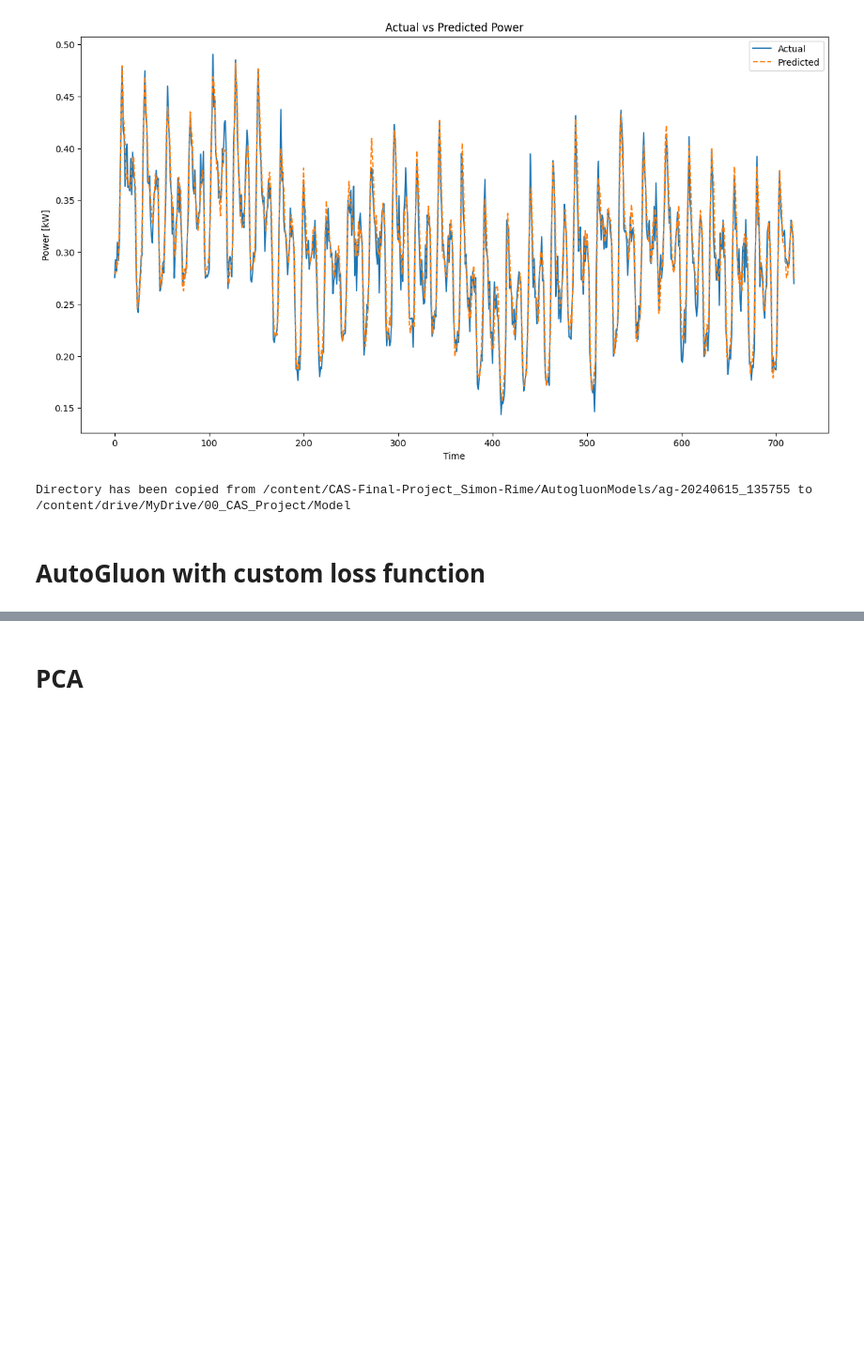
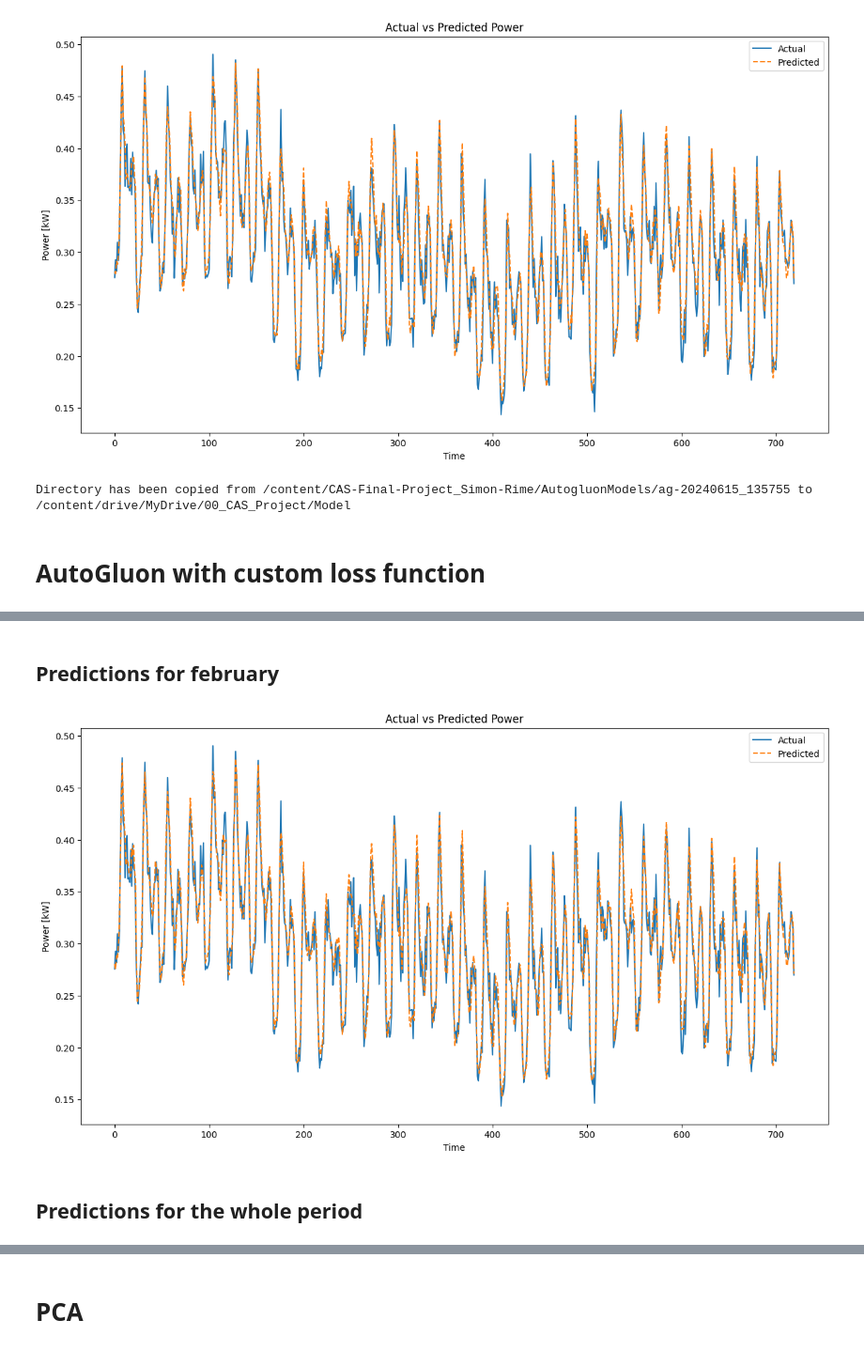
Before and after one commit to SimRime/CAS-Final-Project_Simon-Rime, a Jupyter notebook: Google_Colab_notebook/PowerPlant_NN.ipynb, the cells around one changed output, grey strips where cells are left out. Shown at 94% size. Saved outputs shown, nothing was run; the diff lists cells and outputs as text; code cells hidden in the pictures; blank space fills up the shorter version.

```diff
--- a/Google_Colab_notebook/PowerPlant_NN.ipynb
+++ b/Google_Colab_notebook/PowerPlant_NN.ipynb
@@ -544,0 +719,29 @@ print(performance)
+# %% [markdown]
+## Predictions for february
+# %%
+# Assuming predictor_custom is already defined and trained
+predictions_test = predictor_custom.predict(X_test)
+
+# Create a DataFrame including the index from Power_plant_test
+plot_df = pd.DataFrame({
+    'Index': Power_plant_test.index,
+    'Actual': y_test,
+    'Predicted': predictions
+})
+
+# Reset the index to keep the Power_plant_test index as a column
+plot_df = plot_df.reset_index(drop=True)
+
+# Plot the actual vs predicted values
+plt.figure(figsize=(15, 8))
+plt.plot(plot_df['Index'], plot_df['Actual'], label='Actual')
+plt.plot(plot_df['Index'], plot_df['Predicted'], label='Predicted', linestyle='--')
+plt.xlabel('Time')
+plt.ylabel('Power [kW]')
+plt.title('Actual vs Predicted Power')
+plt.legend()
+plt.show()
+# %% [output]
+[figure, added]
+# %% [markdown]
+## Predictions for the whole period
```
Also changed, not shown: parts of 28 cells of this notebook.
